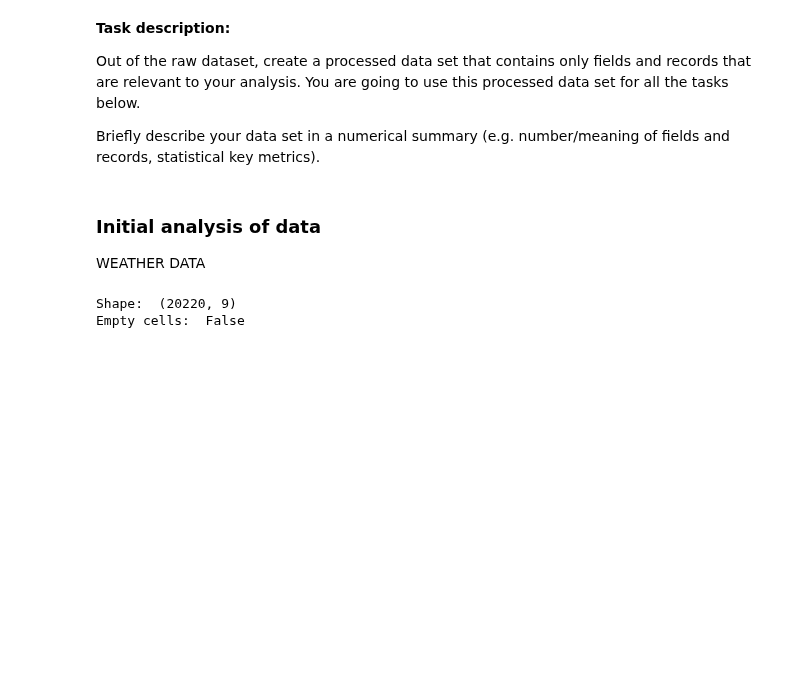
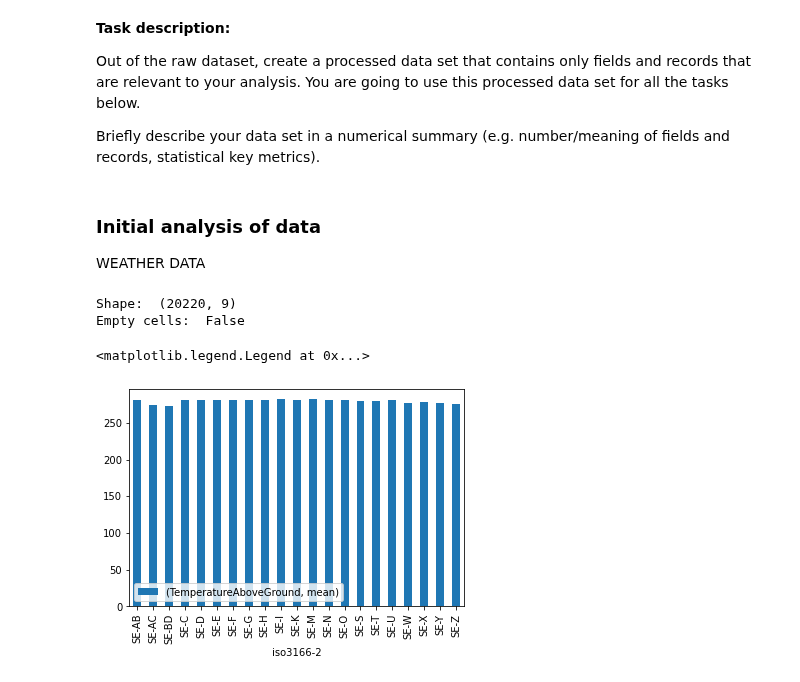
Before and after one commit to ranUser01/Covid-development-in-Sweden, a Jupyter notebook: notebooks/project_handin.ipynb, the cells around one changed output. Drawn from its saved outputs; the diff is of its cells as text; code cells hidden in the pictures; blank space fills up the shorter version.

```diff
--- a/notebooks/project_handin.ipynb
+++ b/notebooks/project_handin.ipynb
@@ -61,3 +62,10 @@ weather_by_date = weather_data.groupby(by = 'date').agg(['mean'])
 # %% [output]
 Shape:  (20220, 9)
 Empty cells:  False
+# %%
+'''Plotting the mean temperature for every region'''
+idx = pd.IndexSlice
+weather_by_region.loc[:,idx['TemperatureAboveGround',:,:]].plot.bar(y = ('TemperatureAboveGround','mean')).legend(loc = 'lower left')
+# %% [output]
+<matplotlib.legend.Legend at 0x...>
+[figure, added]
```
Also changed, not shown: parts of 5 cells of this notebook.
